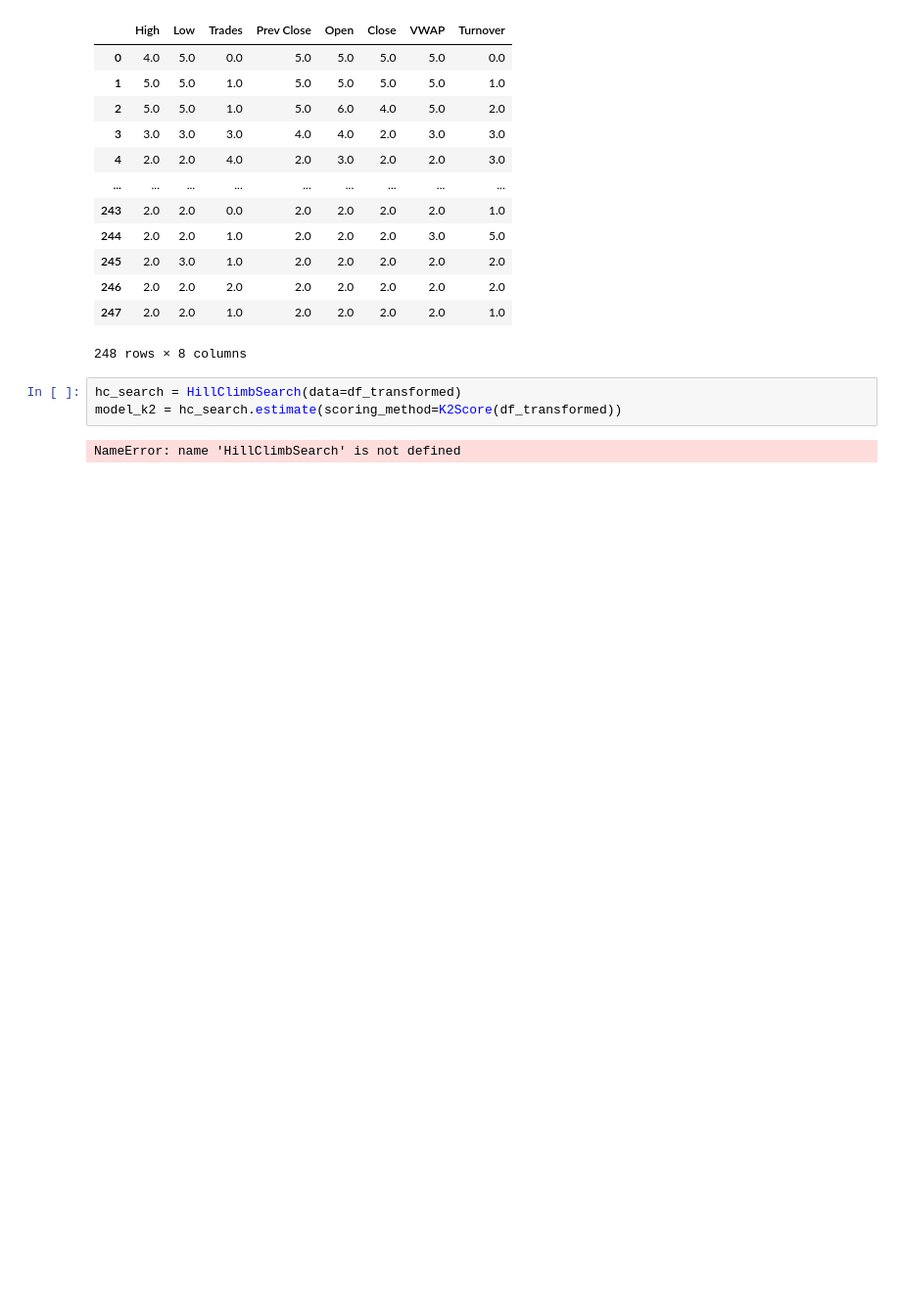
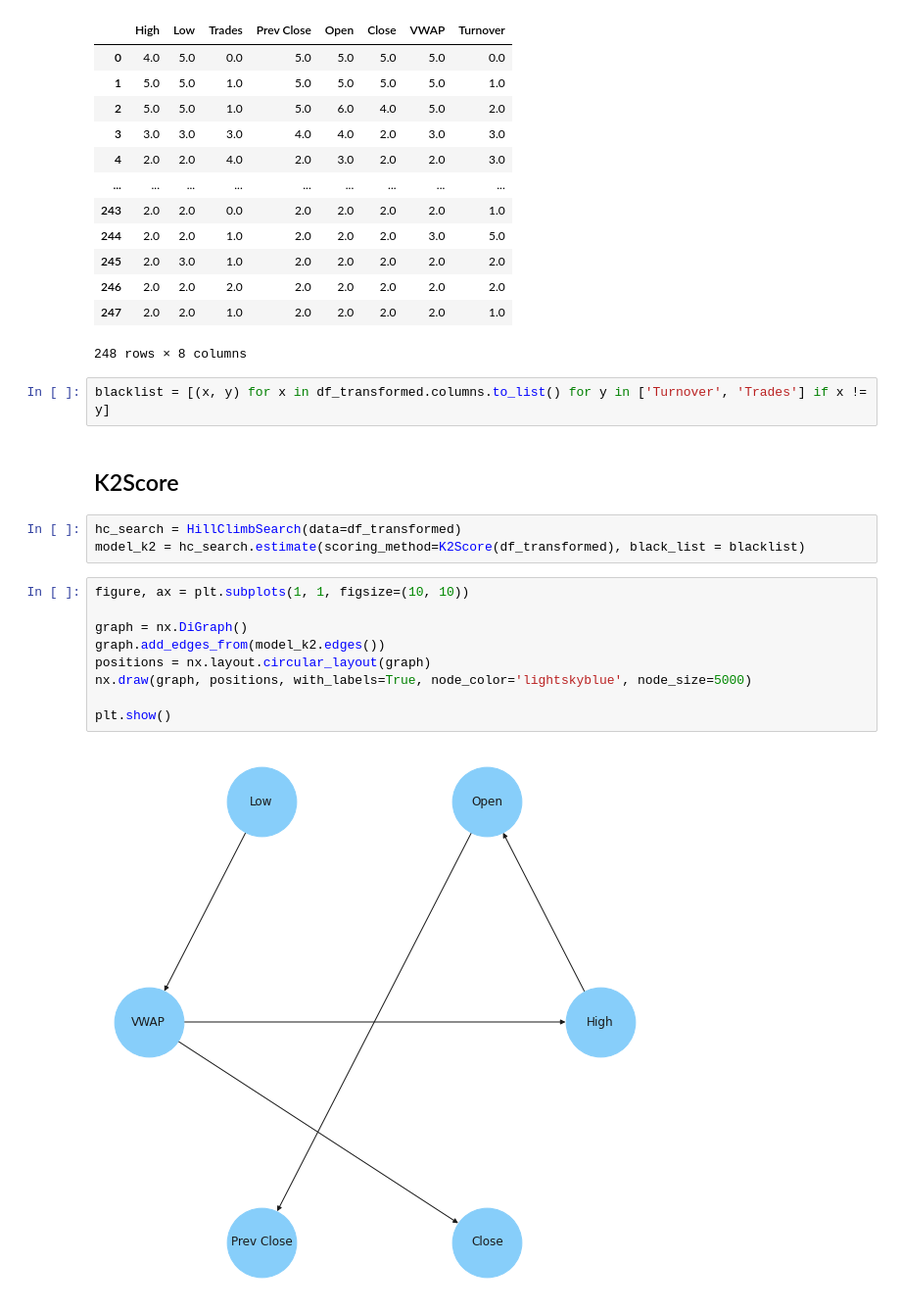
Before and after one commit to semaputnik/multivariate-data-analysis-labs, a Jupyter notebook: Lab_3/code.ipynb, the cells around one changed output. Shown at 98% size. Cells and saved outputs as stored; diff of their text form; blank space fills up the shorter version.

```diff
--- a/Lab_3/code.ipynb
+++ b/Lab_3/code.ipynb
@@ -153,8 +154,21 @@ df_transformed
 | 246 | 2.0 | 2.0 | 2.0 | 2.0 | 2.0 | 2.0 | 2.0 | 2.0 |
 | 247 | 2.0 | 2.0 | 1.0 | 2.0 | 2.0 | 2.0 | 2.0 | 1.0 |
 248 rows × 8 columns
+# %%
+blacklist = [(x, y) for x in df_transformed.columns.to_list() for y in ['Turnover', 'Trades'] if x != y]
+# %% [markdown]
+## K2Score
 # %%
 hc_search = HillClimbSearch(data=df_transformed)
-model_k2 = hc_search.estimate(scoring_method=K2Score(df_transformed))
+model_k2 = hc_search.estimate(scoring_method=K2Score(df_transformed), black_list = blacklist)
-# %% [output]
-NameError: name 'HillClimbSearch' is not defined
+# %%
+figure, ax = plt.subplots(1, 1, figsize=(10, 10))
+
+graph = nx.DiGraph()
+graph.add_edges_from(model_k2.edges())
+positions = nx.layout.circular_layout(graph)
+nx.draw(graph, positions, with_labels=True, node_color='lightskyblue', node_size=5000)
+
+plt.show()
+# %% [output]
+[figure, added]
```
Also changed, not shown: parts of 11 cells of this notebook.
